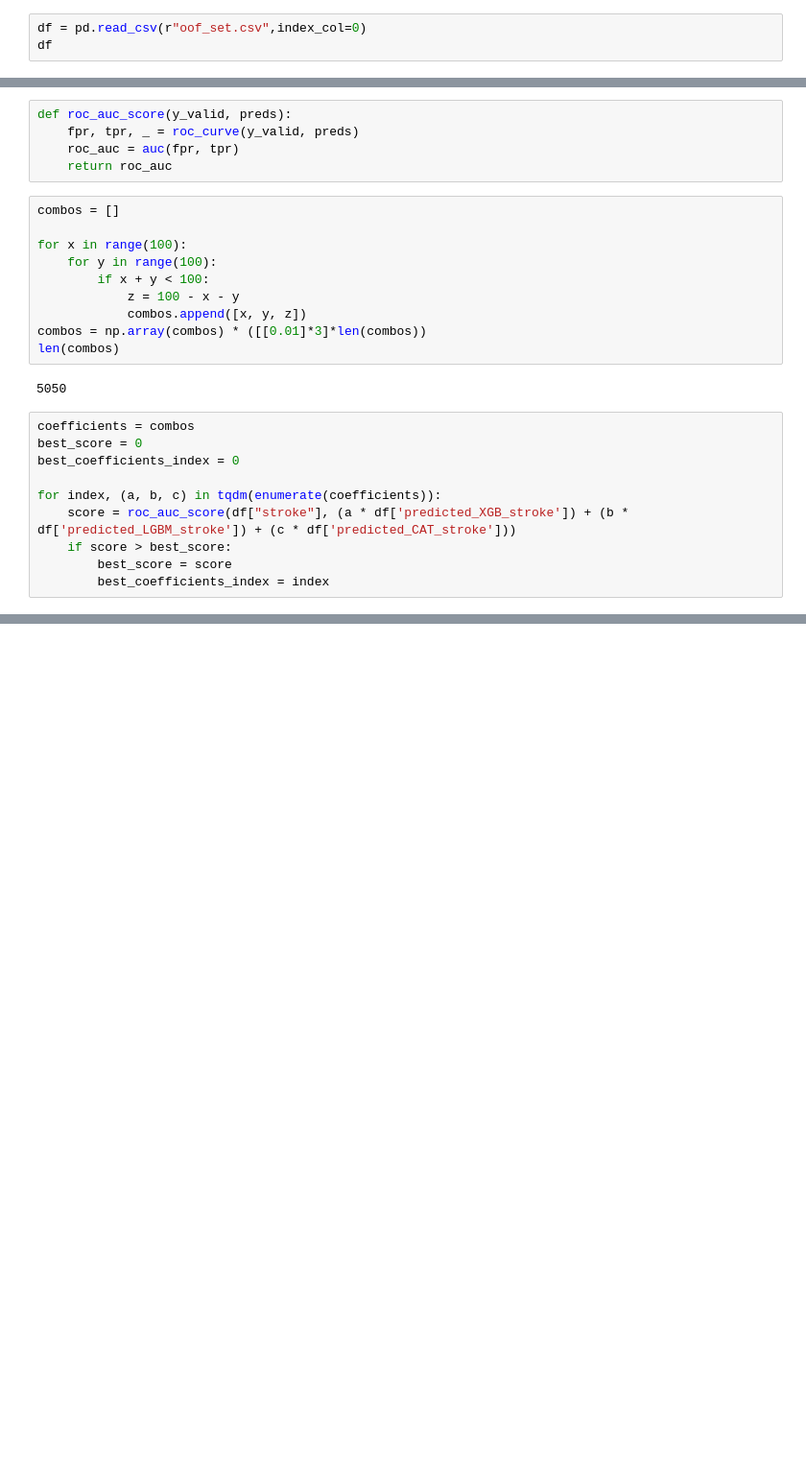
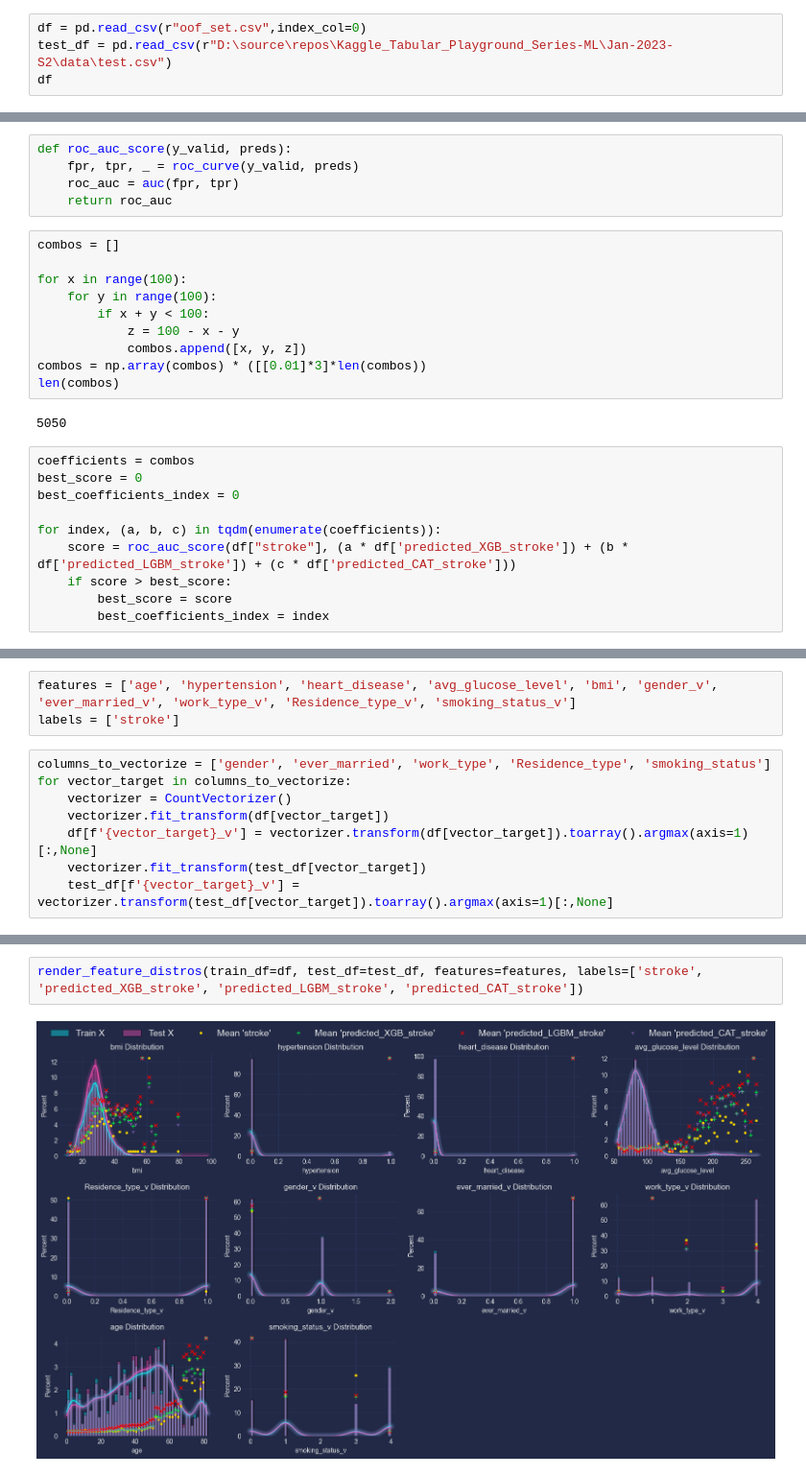
Before and after one commit to darkmatter2222/Kaggle_Tabular_Playground_Series-ML, a Jupyter notebook: Jan-2023-S2/Untitled.ipynb, the cells around one changed output, grey strips where cells are left out. Shown: that part at 96% size. Cells and saved outputs as stored; diff of their text form; blank space fills up the shorter version.

```diff
--- a/Jan-2023-S2/Untitled.ipynb
+++ b/Jan-2023-S2/Untitled.ipynb
@@ -6,5 +13,6 @@ from sklearn.metrics import roc_curve, auc,recall_score,precision_score
 # %%
 df = pd.read_csv(r"oof_set.csv",index_col=0)
+test_df = pd.read_csv(r"D:\source\repos\Kaggle_Tabular_Playground_Series-ML\Jan-2023-S2\data\test.csv")
 df
 # %% [output]
 |  | id | gender | age | hypertension | heart_disease | ever_married | work_type | Residence_type | ... |
@@ -71,0 +89,11 @@ array([[0.   , 0.   , 1.   ],
+# %%
+features = ['age', 'hypertension', 'heart_disease', 'avg_glucose_level', 'bmi', 'gender_v', 'ever_married_v', 'work_type_v', 'Residence_type_v', 'smoking_status_v']
+labels = ['stroke']
+# %%
+columns_to_vectorize = ['gender', 'ever_married', 'work_type', 'Residence_type', 'smoking_status']
+for vector_target in columns_to_vectorize:
+    vectorizer = CountVectorizer()
+    vectorizer.fit_transform(df[vector_target])
+    df[f'{vector_target}_v'] = vectorizer.transform(df[vector_target]).toarray().argmax(axis=1)[:,None]
+    vectorizer.fit_transform(test_df[vector_target])
+    test_df[f'{vector_target}_v'] = vectorizer.transform(test_df[vector_target]).toarray().argmax(axis=1)[:,None]
@@ -71,0 +187,4 @@ array([[0.   , 0.   , 1.   ],
+# %%
+render_feature_distros(train_df=df, test_df=test_df, features=features, labels=['stroke', 'predicted_XGB_stroke', 'predicted_LGBM_stroke', 'predicted_CAT_stroke'])
+# %% [output]
+[figure, added]
```
Also changed, not shown: parts of 8 cells of this notebook, 10 other files.
